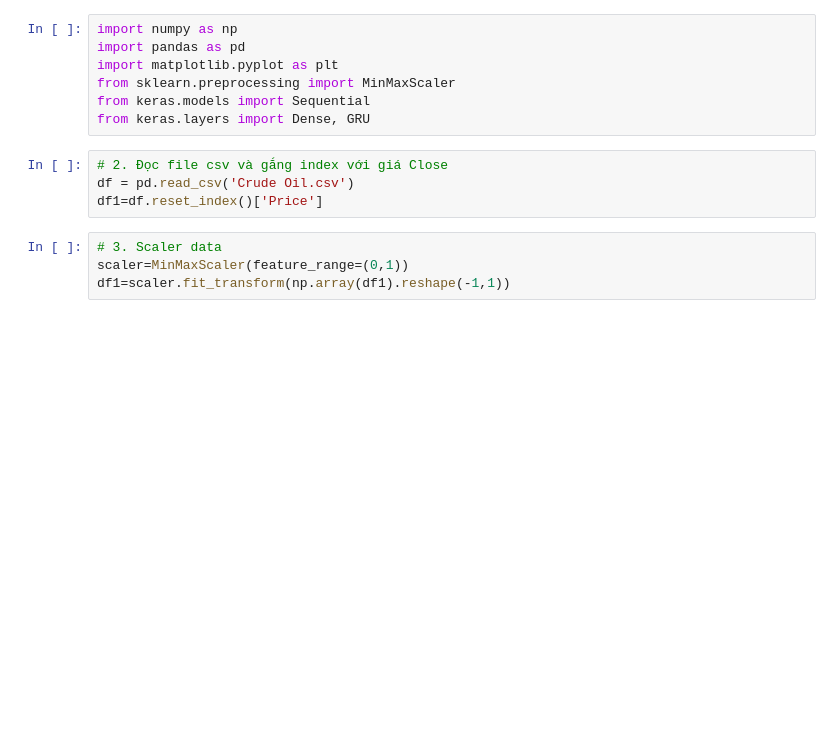
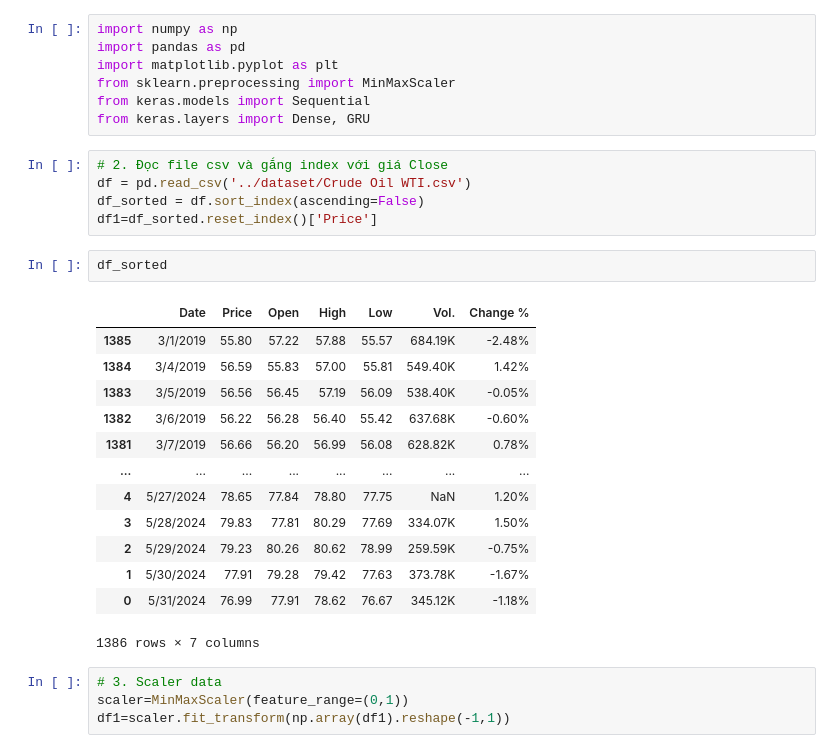
Before and after one commit to thanhhanggg/IS403_O21_9, a Jupyter notebook: model/GRU.ipynb, the cells around one changed output. Saved outputs shown, nothing was run; the diff lists cells and outputs as text; blank space fills up the shorter version.

```diff
--- a/model/GRU.ipynb
+++ b/model/GRU.ipynb
@@ -11,8 +11,25 @@ from keras.models import Sequential
 from keras.layers import Dense, GRU
 # %%
 # 2. Đọc file csv và gắng index với giá Close
-df = pd.read_csv('Crude Oil.csv')
-df1=df.reset_index()['Price']
+df = pd.read_csv('../dataset/Crude Oil WTI.csv')
+df_sorted = df.sort_index(ascending=False)
+df1=df_sorted.reset_index()['Price']
+# %%
+df_sorted
+# %% [output]
+|  | Date | Price | Open | High | Low | Vol. | Change % |
+| 1385 | 3/1/2019 | 55.80 | 57.22 | 57.88 | 55.57 | 684.19K | -2.48% |
+| 1384 | 3/4/2019 | 56.59 | 55.83 | 57.00 | 55.81 | 549.40K | 1.42% |
+| 1383 | 3/5/2019 | 56.56 | 56.45 | 57.19 | 56.09 | 538.40K | -0.05% |
+| 1382 | 3/6/2019 | 56.22 | 56.28 | 56.40 | 55.42 | 637.68K | -0.60% |
+| 1381 | 3/7/2019 | 56.66 | 56.20 | 56.99 | 56.08 | 628.82K | 0.78% |
+| ... | ... | ... | ... | ... | ... | ... | ... |
+| 4 | 5/27/2024 | 78.65 | 77.84 | 78.80 | 77.75 | NaN | 1.20% |
+| 3 | 5/28/2024 | 79.83 | 77.81 | 80.29 | 77.69 | 334.07K | 1.50% |
+| 2 | 5/29/2024 | 79.23 | 80.26 | 80.62 | 78.99 | 259.59K | -0.75% |
+| 1 | 5/30/2024 | 77.91 | 79.28 | 79.42 | 77.63 | 373.78K | -1.67% |
+| 0 | 5/31/2024 | 76.99 | 77.91 | 78.62 | 76.67 | 345.12K | -1.18% |
+1386 rows × 7 columns
 # %%
 # 3. Scaler data
 scaler=MinMaxScaler(feature_range=(0,1))
```
Also changed, not shown: parts of 20 cells of this notebook, 9 other files.
